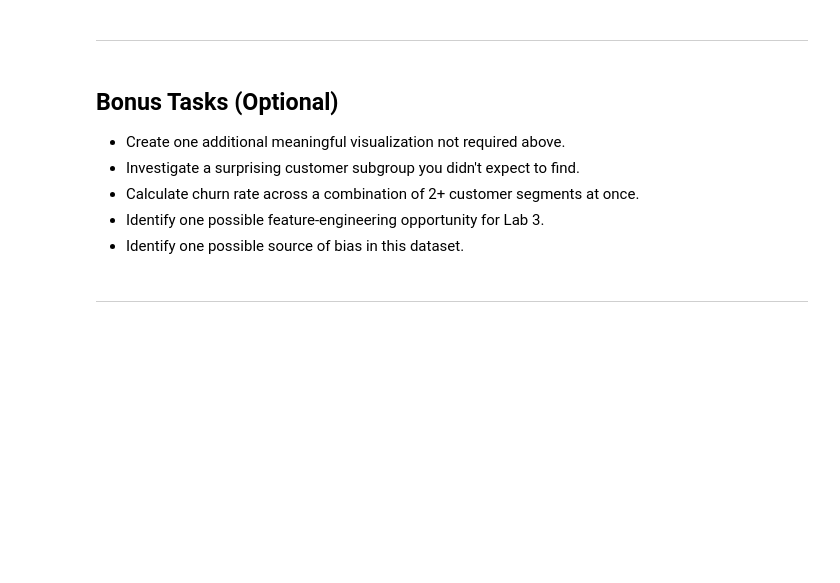
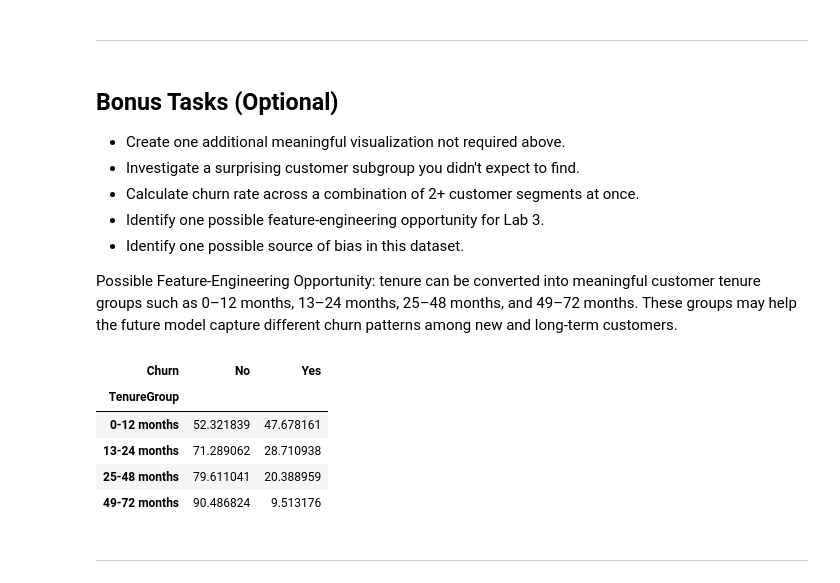
Before and after one commit to Ayesha-Mangi/ML_Labs, a Jupyter notebook: lab2_ayesha_churn_eda.ipynb, the cells around one changed output. Drawn from its saved outputs; the diff is of its cells as text; code cells hidden in the pictures; blank space fills up the shorter version.

```diff
--- a/lab2_ayesha_churn_eda.ipynb
+++ b/lab2_ayesha_churn_eda.ipynb
@@ -730,3 +780,7 @@ Repeat this block for each of your five findings.
 - Calculate churn rate across a combination of 2+ customer segments at once.
 - Identify one possible feature-engineering opportunity for Lab 3.
 - Identify one possible source of bias in this dataset.
+
+
+Possible Feature-Engineering Opportunity:
+tenure can be converted into meaningful customer tenure groups such as 0–12 months, 13–24 months, 25–48 months, and 49–72 months. These groups may help the future model capture different churn patterns among new and long-term customers.
@@ -735,3 +787,25 @@ Repeat this block for each of your five findings.
+# %%
+# Bonus — optional exploration
+# Create tenure groups
+df['TenureGroup'] = pd.cut(
+    df['tenure'],
+    bins=[0, 12, 24, 48, 72],
+    labels=['0-12 months', '13-24 months', '25-48 months', '49-72 months']
+)
+
+# Check churn rate by tenure group
+pd.crosstab(
+    df['TenureGroup'],
+    df['Churn'],
+    normalize='index'
+) * 100
+# %% [output]
+| Churn | No | Yes |
+| TenureGroup |  |  |
+| 0-12 months | 52.321839 | 47.678161 |
+| 13-24 months | 71.289062 | 28.710938 |
+| 25-48 months | 79.611041 | 20.388959 |
+| 49-72 months | 90.486824 | 9.513176 |
 # %% [markdown]
 ---
 # %% [markdown]
```
Also changed, not shown: parts of 7 cells of this notebook, 1 other file.
